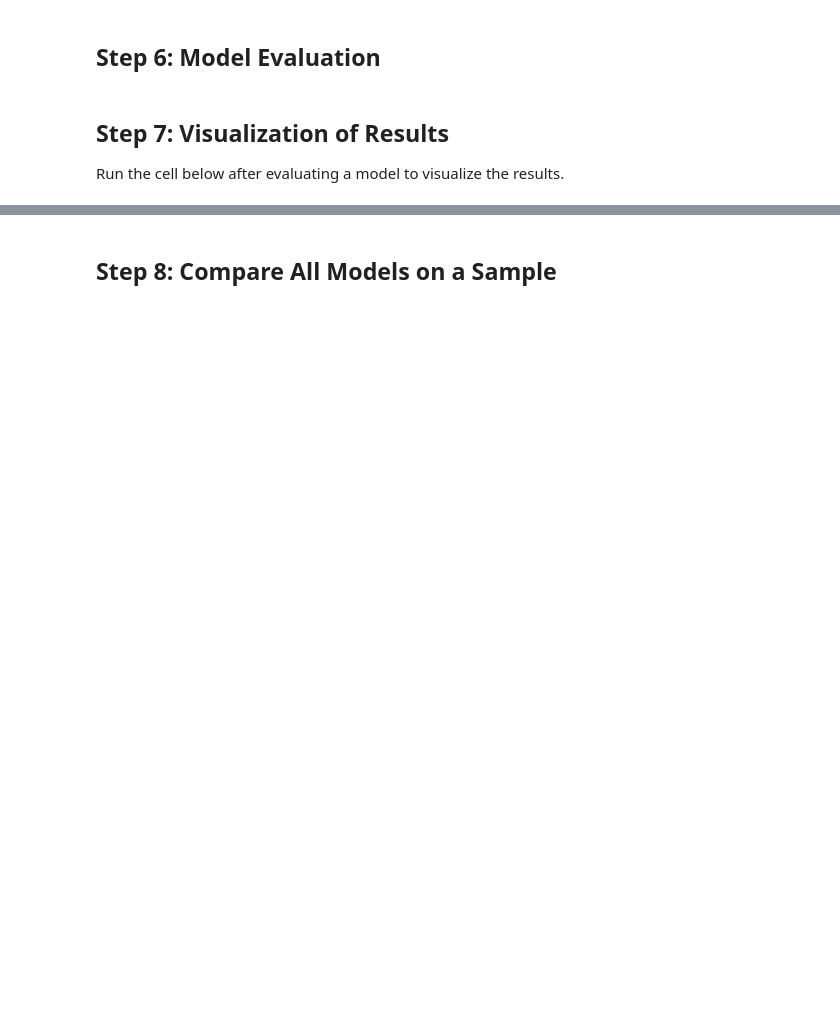
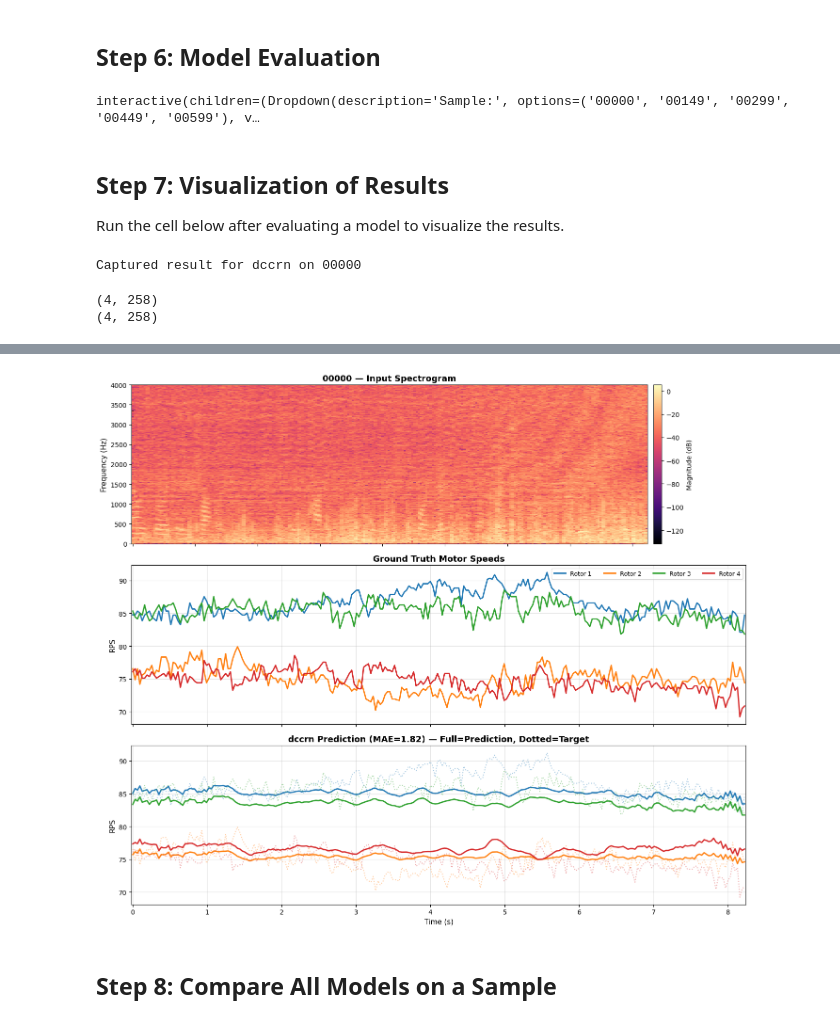
Before and after one commit to flyingleafe/Edge-BS-RoFormer-DroneNoise-LibriMix, a Jupyter notebook: notebooks/rps_evaluation_interactive.ipynb, the cells around one changed output, grey strips where cells are left out. Drawn from its saved outputs; the diff is of its cells as text; code cells hidden in the pictures; blank space fills up the shorter version.

```diff
--- a/notebooks/rps_evaluation_interactive.ipynb
+++ b/notebooks/rps_evaluation_interactive.ipynb
@@ -45,6 +55,7 @@ import numpy as np
 import matplotlib.pyplot as plt
 from pathlib import Path
 import torch
+import torch.nn.functional as F
 import torchaudio
 import IPython.display as ipd
 from ipywidgets import interact, Dropdown, FloatSlider, fixed
@@ -55,6 +66,14 @@ sys.path.insert(0, str(Path.cwd().parent))
 # Import models
 from train_rps_predictor import SimpleConv, DCUNetEncRPS, DCCRNEncRPS
 
+
+def resample_rps_to_length(rps_gt: np.ndarray, target_len: int) -> np.ndarray:
+    """Interpolate motor RPS to an STFT-length time grid (same as DREGONRPSDataset in train_rps_predictor.py)."""
+    x = torch.from_numpy(np.asarray(rps_gt, dtype=np.float32)).unsqueeze(0)
+    x = F.interpolate(x, size=target_len, mode="linear", align_corners=False)
+    return x.squeeze(0).numpy()
+
+
 # Setup
 SAMPLE_RATE = 16000
 device = torch.device('cpu')  # Always use CPU for local evaluation
@@ -91,7 +113,7 @@ def load_model(model_path, model_type):
 model_paths = {
     "simple_conv": "../results/rps_predictor/best.pt",
     "dcunet": "../results/rps_predictor_dcunet/best_dcunet_enc_rps.pt",
-    "dccrn": "../results/rps_predictor_dccrn/best_dccrn_enc_rps.pt"
+    "dccrn": "../results/rps_predictor_dccrn_2/best_dccrn_enc_rps.pt"
 }
 
 # Load all models
@@ -202,9 +238,11 @@ interact(
 def evaluate_model(sample_id, model_name):
     """Evaluate a specific model on a sample."""
     # Load sample
-    sample_dir = Path(f"../results/rps_eval_specific_samples/sample_{sample_id}")
+    # sample_dir = Path(f"../results/rps_eval_specific_samples/sample_{sample_id}")
+    sample_dir = Path(f"../results/rps_train_specific_samples/sample_{sample_id}")
     mixture, sr = torchaudio.load(sample_dir / "mixture.wav")
-    rps_gt = np.load(sample_dir / "ground_truth_rps.npy")
+    # rps_gt = np.load(sample_dir / "ground_truth_rps.npy")
+    rps_gt = np.load(sample_dir / "rps.npy")
 
     # Load model if not already loaded
     if model_name not in models:
@@ -218,10 +256,9 @@ def evaluate_model(sample_id, model_name):
         pred = model(mixture.squeeze(0).to(device))
         pred_np = pred.squeeze(0).cpu().numpy()
 
-    # Match lengths
-    min_len = min(pred_np.shape[1], rps_gt.shape[1])
-    pred_np = pred_np[:, :min_len]
-    rps_gt = rps_gt[:, :min_len]
+    # Match lengths: interpolate raw motor RPS to prediction time resolution (STFT frames)
+    target_len = pred_np.shape[1]
+    rps_gt = resample_rps_to_length(rps_gt, target_len)
 
     # Compute metrics
     mse = np.mean((pred_np - rps_gt) ** 2)
@@ -236,6 +273,7 @@ def evaluate_model(sample_id, model_name):
     per_rotor_mae = [np.mean(np.abs(pred_np[i] - rps_gt[i])) for i in range(4)]
 
     results = {
+        "mixture": mixture.squeeze(0).to(device),
         "sample_id": sample_id,
         "model_name": model_name,
         "prediction": pred_np,
@@ -267,6 +305,8 @@ eval_result = interact(
     sample_id=Dropdown(options=SAMPLES, value=SAMPLES[0], description="Sample:"),
     model_name=Dropdown(options=["simple_conv", "dcunet", "dccrn"], value="dccrn", description="Model:")
 )
+# %% [output]
+interactive(children=(Dropdown(description='Sample:', options=('00000', '00149', '00299', '00449', '00599'), v…
 # %% [markdown]
 ## Step 7: Visualization of Results
 
@@ -280,6 +320,8 @@ try:
 except:
     print("No result captured yet. Run the evaluation cell above first.")
     last_result = None
+# %% [output]
+Captured result for dccrn on 00000
 # %%
 def plot_evaluation_result(result, show_spectrogram=True):
     """Plot evaluation results."""
@@ -287,14 +329,20 @@ def plot_evaluation_result(result, show_spectrogram=True):
         print("No result to plot. Run evaluation first.")
         return
 
+    mixture = result["mixture"]
     pred = result["prediction"]
     gt = result["ground_truth"]
     sample_id = result["sample_id"]
     model_name = result["model_name"]
     mae = result["metrics"]["mae"]
 
-    # Time axis
-    duration = 8.224  # DREGON-LM sample duration
+    print(pred.shape)
+    print(gt.shape)
+
+    display(ipd.Audio(mixture.numpy(), rate=16000))
+
+    # Time axis (match mixture length)
+    duration = float(mixture.shape[-1]) / SAMPLE_RATE
     t = np.linspace(0, duration, pred.shape[1])
 
     rotor_colors = ['#1f77b4', '#ff7f0e', '#2ca02c', '#d62728']
@@ -303,11 +351,10 @@ def plot_evaluation_result(result, show_spectrogram=True):
     if show_spectrogram:
         fig, axes = plt.subplots(3, 1, figsize=(14, 12), sharex=True)
 
-        # Spectrogram
+        # Spectrogram (same waveform as evaluation)
         ax_spec = axes[0]
-        sample_dir = Path(f"../results/rps_eval_specific_samples/sample_{sample_id}")
-        mixture, sr = torchaudio.load(sample_dir / "mixture.wav")
-        mixture_np = mixture.squeeze().numpy()
+        mixture_np = mixture.numpy()
+        sr = SAMPLE_RATE
 
         n_fft = 2048
         hop_length = 512
@@ -373,3 +420,6 @@ def plot_evaluation_result(result, show_spectrogram=True):
 
 # Plot the last result
 plot_evaluation_result(last_result, show_spectrogram=True)
+# %% [output]
+(4, 258)
+(4, 258)
@@ -376,3 +427,4 @@ plot_evaluation_result(last_result, show_spectrogram=True)
+[figure, added]
 # %% [markdown]
 ## Step 8: Compare All Models on a Sample
 # %%
```
Also changed, not shown: parts of 8 cells of this notebook, 14 other files.
